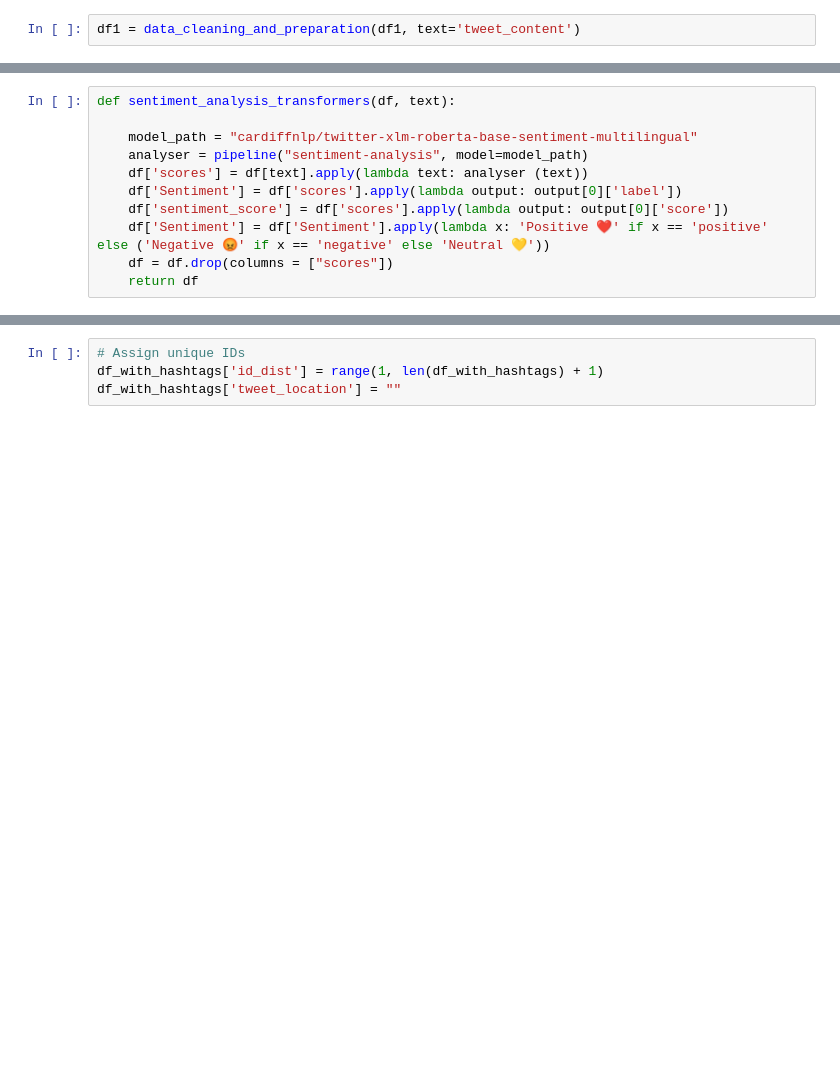
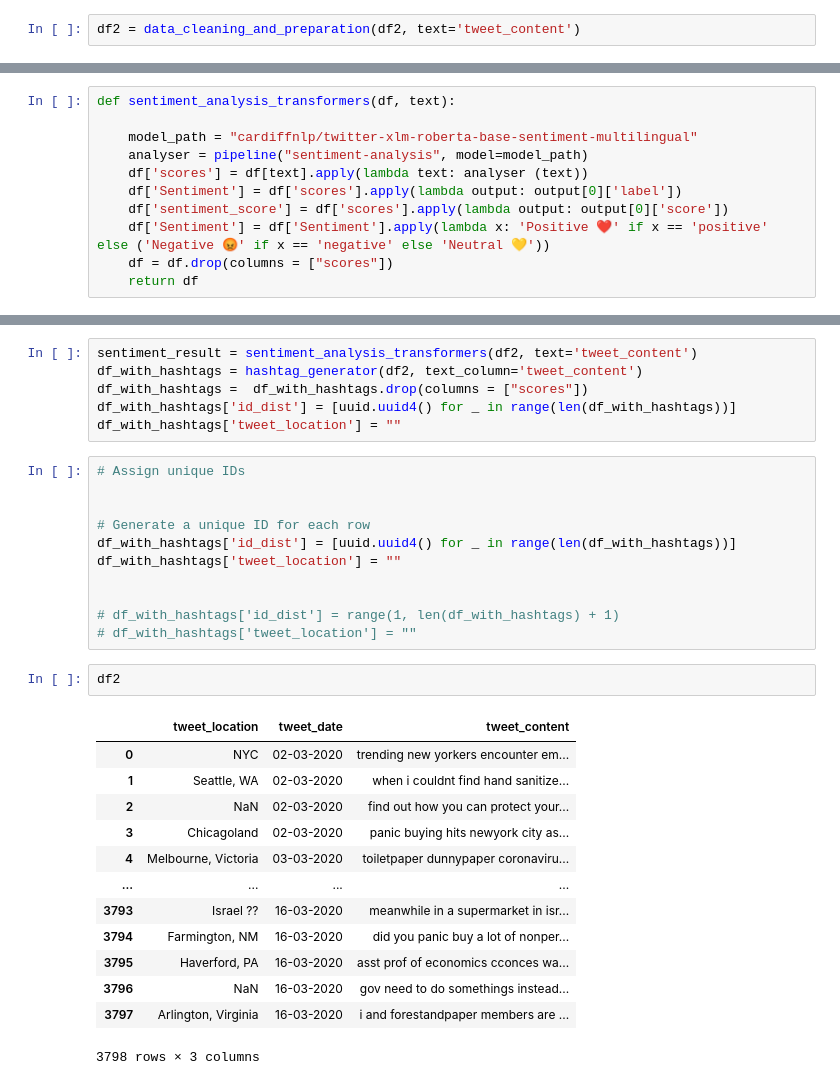
Before and after one commit to triom/LIVE-TWITTER-SENTIMENT-ANALYSIS, a Jupyter notebook: src/draft.ipynb, the cells around one changed output, grey strips where cells are left out. Cells and saved outputs as stored; diff of their text form; blank space fills up the shorter version.

```diff
--- a/src/draft.ipynb
+++ b/src/draft.ipynb
@@ -82,4 +95,4 @@ def data_cleaning_and_preparation(df, text):
     # Save the cleaned text data
     # df.to_csv('cleaned_text_data.csv', index=False)
 # %%
-df1 = data_cleaning_and_preparation(df1, text='tweet_content')
+df2 = data_cleaning_and_preparation(df2, text='tweet_content')
@@ -163,4 +203,33 @@ df_with_hashtags.head()
+# %%
+sentiment_result = sentiment_analysis_transformers(df2, text='tweet_content')
+df_with_hashtags = hashtag_generator(df2, text_column='tweet_content')
+df_with_hashtags =  df_with_hashtags.drop(columns = ["scores"])
+df_with_hashtags['id_dist'] = [uuid.uuid4() for _ in range(len(df_with_hashtags))]
+df_with_hashtags['tweet_location'] = ""
 # %%
 # Assign unique IDs
-df_with_hashtags['id_dist'] = range(1, len(df_with_hashtags) + 1)
+
+
+# Generate a unique ID for each row
+df_with_hashtags['id_dist'] = [uuid.uuid4() for _ in range(len(df_with_hashtags))]
 df_with_hashtags['tweet_location'] = ""
+
+
+# df_with_hashtags['id_dist'] = range(1, len(df_with_hashtags) + 1)
+# df_with_hashtags['tweet_location'] = ""
+# %%
+df2
+# %% [output]
+|  | tweet_location | tweet_date | tweet_content |
+| 0 | NYC | 02-03-2020 | trending new yorkers encounter em... |
+| 1 | Seattle, WA | 02-03-2020 | when i couldnt find hand sanitize... |
+| 2 | NaN | 02-03-2020 | find out how you can protect your... |
+| 3 | Chicagoland | 02-03-2020 | panic buying hits newyork city as... |
+| 4 | Melbourne, Victoria | 03-03-2020 | toiletpaper dunnypaper coronaviru... |
+| ... | ... | ... | ... |
+| 3793 | Israel ?? | 16-03-2020 | meanwhile in a supermarket in isr... |
+| 3794 | Farmington, NM | 16-03-2020 | did you panic buy a lot of nonper... |
+| 3795 | Haverford, PA | 16-03-2020 | asst prof of economics cconces wa... |
+| 3796 | NaN | 16-03-2020 | gov need to do somethings instead... |
+| 3797 | Arlington, Virginia | 16-03-2020 | i and forestandpaper members are ... |
+3798 rows × 3 columns
```
Also changed, not shown: parts of 49 cells of this notebook, 10 other files.
